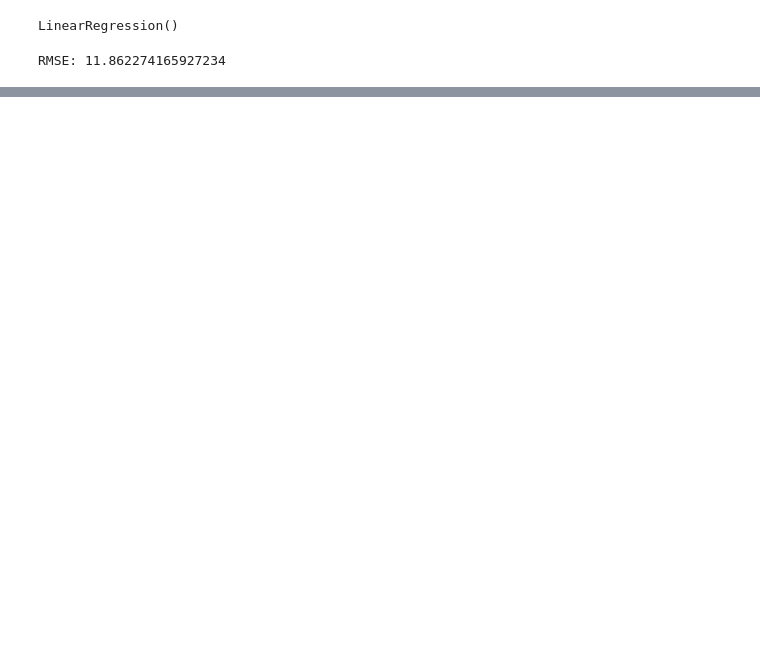
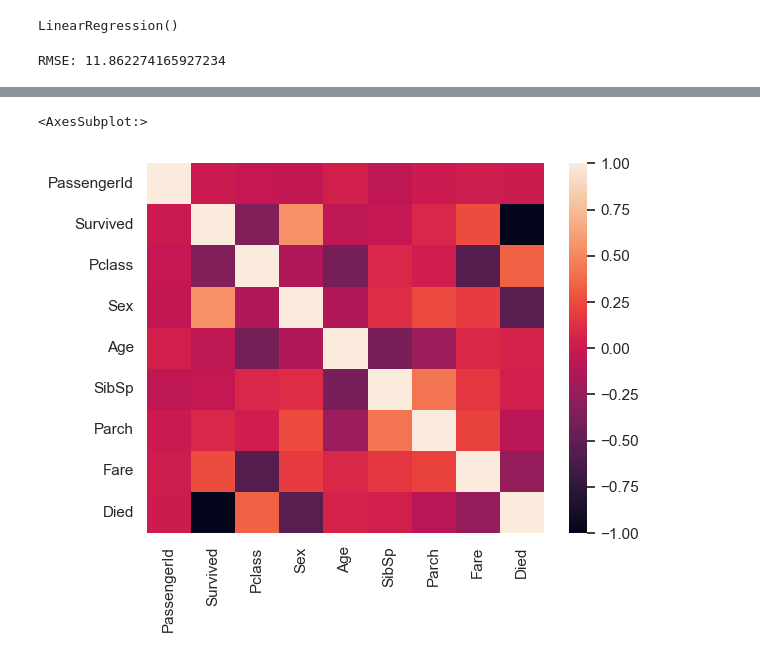
Before and after one commit to JongKookE/beginner, a Jupyter notebook: titanic.ipynb, the cells around one changed output, grey strips where cells are left out. Drawn from its saved outputs; the diff is of its cells as text; code cells hidden in the pictures; blank space fills up the shorter version.

```diff
--- a/titanic.ipynb
+++ b/titanic.ipynb
@@ -166,0 +151,6 @@ TypeError: compare_of_two_attribute() got an unexpected keyword argument 'title'
+# %%
+visualization.show_heatmap(train)
+# sns.heatmap(train.corr())
+# %% [output]
+<AxesSubplot:>
+[figure, added]
```
Also changed, not shown: parts of 2 cells of this notebook, 1 other file.
